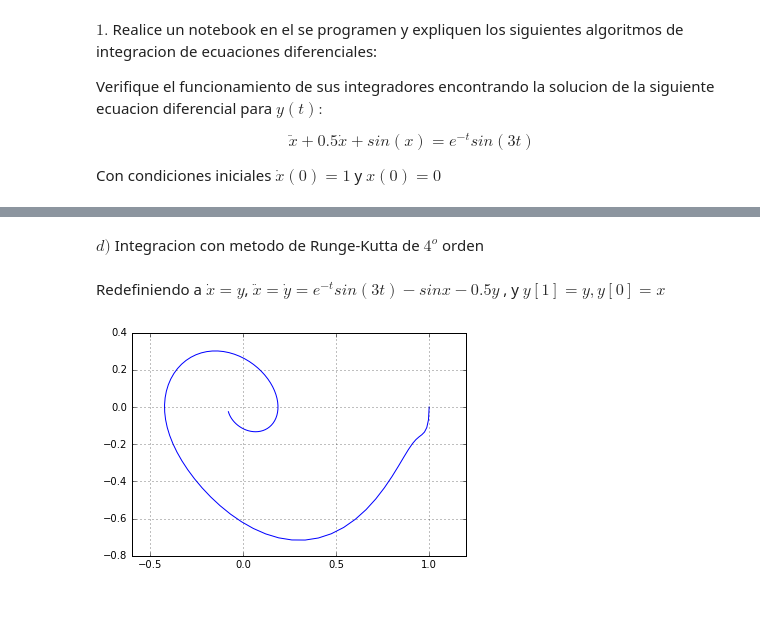
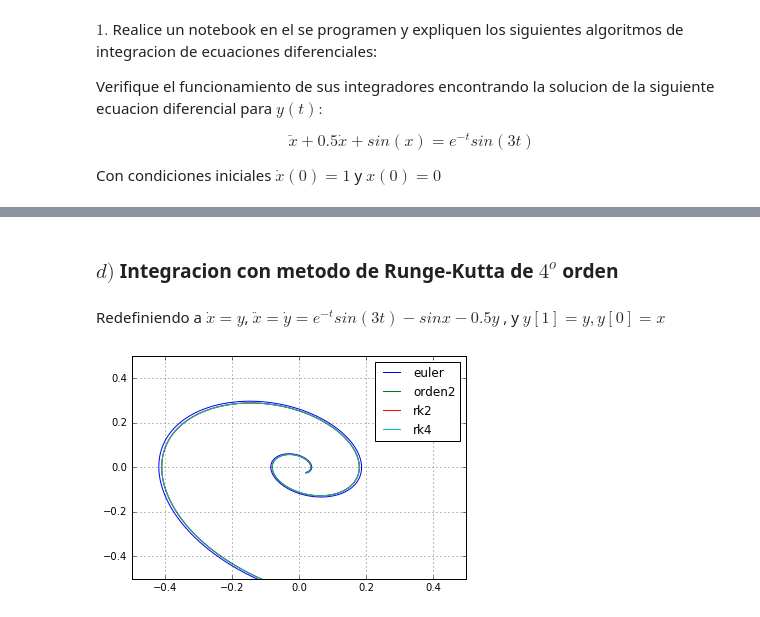
Before and after one commit to adriross/Tareas, a Jupyter notebook: tarea1.ipynb, the cells around one changed output, grey strips where cells are left out. Saved outputs shown, nothing was run; the diff lists cells and outputs as text; code cells hidden in the pictures.

```diff
--- a/tarea1.ipynb
+++ b/tarea1.ipynb
@@ -53,26 +54,38 @@ def rk2(ec,p_ini,x,h=0.1):
 # %% [markdown]
-$d)$  Integracion con metodo de Runge-Kutta de $4^o$ orden
+### $d)$  Integracion con metodo de Runge-Kutta de $4^o$ orden
 # %%
-def rk4(ec,p_ini,x,h=0.1):
-    tiempos = arange(x[0],x[1]+h,h)
-    sol = zeros((len(tiempos),len(p_ini)))
-    sol[0,:] = p_ini
-    for i in xrange (len(tiempos)-1):
-        k1 = ec(sol[i,:],tiempos[i])
-        k2 = ec(sol[i,:]+0.5*h*k1,tiempos[i]+0.5*h)
-        k3 = ec(sol[i,:]+0.5*h*k2,tiempos[i]+0.5*h)
-        k4 = ec(sol[i,:]+h*k3,tiempos[i]+h)
-        sol[i+1,:]=sol[i,:]+(h/6.)*(k1+2*k2+2*k3+k4)
-    return tiempos,sol
+def rk4(ec,y_i,t,h=0.1):
+    tiempo = arange(t[0],t[1]+h,h)
+    y = zeros((len(tiempo),len(y_i)))
+    y[0,:] = y_i
+    for i in xrange (len(tiempo)-1):
+        k1 = ec(y[i,:],tiempo[i])
+        k2 = ec(y[i,:]+0.5*h*k1,tiempo[i]+0.5*h)
+        k3 = ec(y[i,:]+0.5*h*k2,tiempo[i]+0.5*h)
+        k4 = ec(y[i,:]+h*k3,tiempo[i]+h)
+        y[i+1,:]=y[i,:]+(h/6.)*(k1+2*k2+2*k3+k4)
+    return tiempo,y
 # %% [markdown]
 Redefiniendo a $\dot{x}=y $, $\ddot{x}=\dot{y}= e^{-t} sin(3t)-sin x - 0.5 y$ , y $y[1]=y, y[0]=x$
 # %%
-def prueba(y,t):
+def edo(y,t):
     return array([y[1],exp(-t)*sin(3*t)-0.5*y[1]-sin(y[0])])
+
+def d_edo(y,t):
+    return array ([0,(3*cos(3*t)-sin(3*t))*exp(-t)]), array([[0,1],[-cos(y[0]),-0.5]])
-# %%
-t,y=rk4(prueba,[1,0],[0.,10.])# [10 indica tiempo], [1.,0.] indica condicion inicial
-plot(y[:,0],y[:,1])
-axes().set_aspect('equal'),grid(True)
-show()
-# %% [output]
-[figure, removed]
+# %%
+t,y=euler(edo,[0.,1.],[0.,5*pi],0.01)
+plot(y[:,0],y[:,1],label='euler')
+t,y1=segundo_orden(edo,d_edo,[0.,1.],[0.,5*pi],0.01)
+plot(y1[:,0],y1[:,1],label='orden2')
+t,y2=rk2(edo,[0.,1.],[0.,5*pi],0.01)
+plot(y2[:,0],y2[:,1],label='rk2')
+t,y4=rk4(edo,[0.,1.],[0.,5*pi],0.01)
+plot(y4[:,0],y4[:,1],label='rk4')
+xlim([-zoom,zoom]),ylim([-zoom,zoom])
+zoom=0.09
+grid(True)
+legend()
+show()
+# %% [output]
+[figure, added]
```
Also changed, not shown: parts of 42 cells of this notebook.
